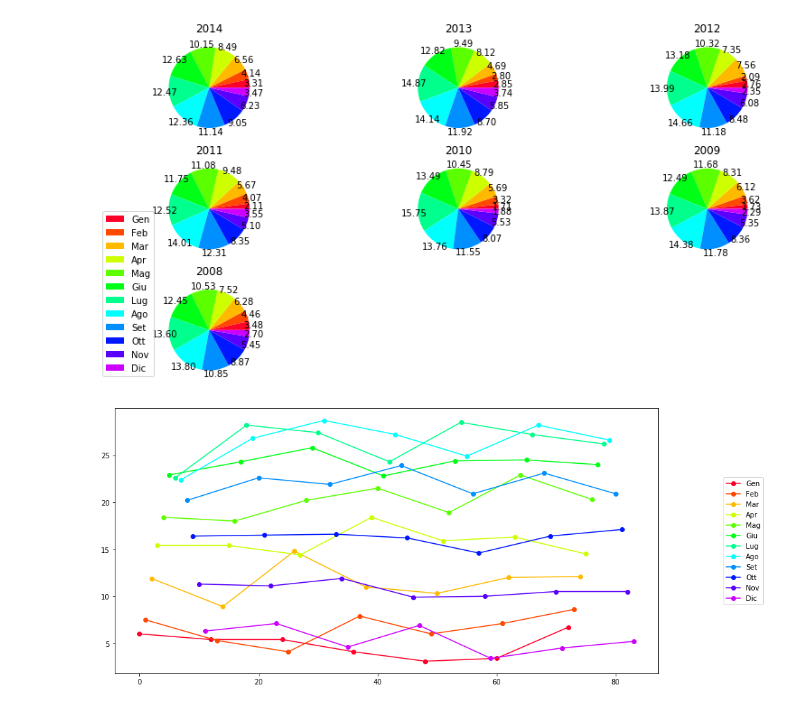
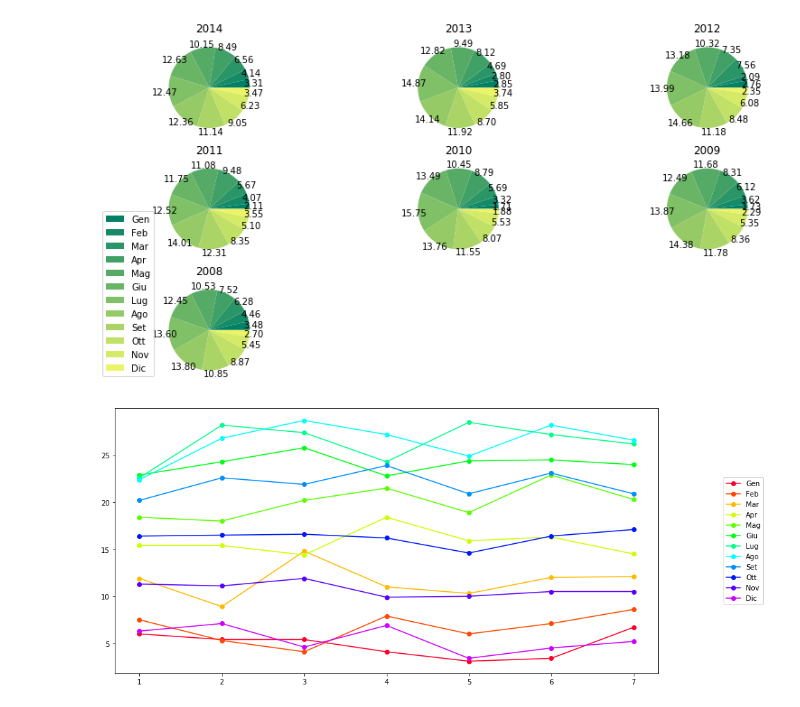
Before and after one commit to Bertonc98/BadCharts, a Jupyter notebook: TimePiePlot.ipynb, the cells around one changed output. Saved outputs shown, nothing was run; the diff lists cells and outputs as text; code cells hidden in the pictures.

```diff
--- a/TimePiePlot.ipynb
+++ b/TimePiePlot.ipynb
@@ -10,29 +10,29 @@ import numpy as np
 # %%
 data = pd.read_csv('temp.csv', sep=';', decimal=',')
 anni=data['Anno'].unique()
 month=['Gen','Feb','Mar','Apr','Mag','Giu','Lug','Ago','Set','Ott','Nov','Dic']
 
 
 pos=1
 
 NUM_COLORS = 12
 
-cm = plt.get_cmap('gist_rainbow')
+cm = plt.get_cmap('summer')
 fig = plt.figure(figsize=(14,7))
 
 
 for i in anni:
     axcur = fig.add_subplot(3,3,pos)
     axcur.set_prop_cycle('color',[cm(1.*i/NUM_COLORS) for i in range(NUM_COLORS)])
     plt.title(i)
     tmp = data[data['Anno']==i]
     axcur.pie(tmp['Media'], autopct='%.2f', pctdistance=1.1)
     pos=pos+1
 
 plt.legend(month, loc=4, bbox_to_anchor=(0, 0))
 plt.show()
 # %% [output]
-[figure, old version]
+[figure, new version]
 # %%
 import matplotlib.colors as colors
 import matplotlib.cm as cmx
@@ -47,9 +47,9 @@ ax.set_prop_cycle('color',[cm(1.*i/NUM_COLORS) for i in range(NUM_COLORS)])
 
 for i in range(1,13):
     tmp=data[data['Mese']==i]
-    plt.plot(tmp["Media"], '-o')
+    plt.plot([1,2,3,4,5,6,7], tmp["Media"], '-o')
 
 plt.legend(month, loc=5, bbox_to_anchor=(1.2, 0.5))
 plt.show()
 # %% [output]
-[figure, old version]
+[figure, new version]
```
Also changed, not shown: 2 other files.
